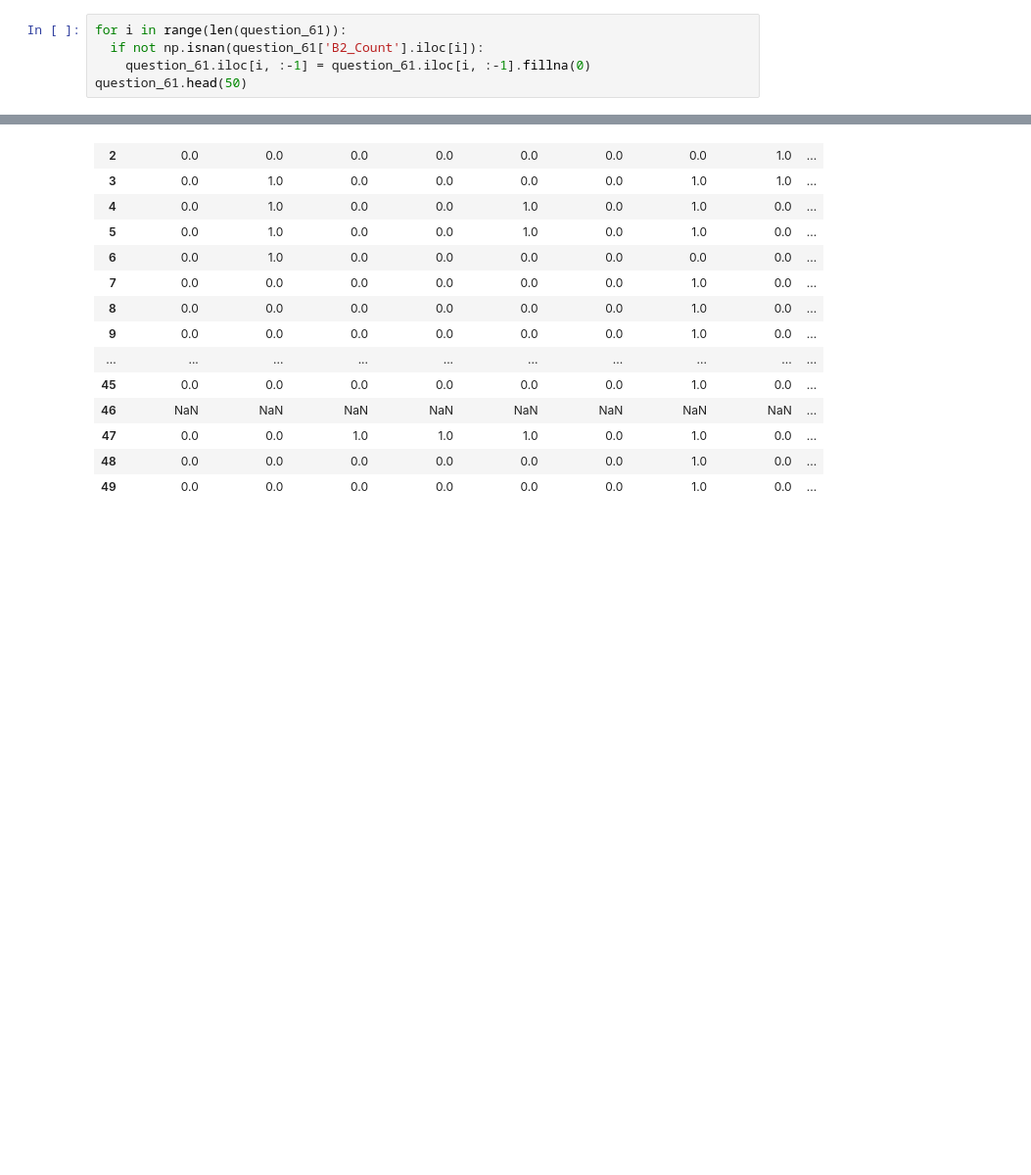
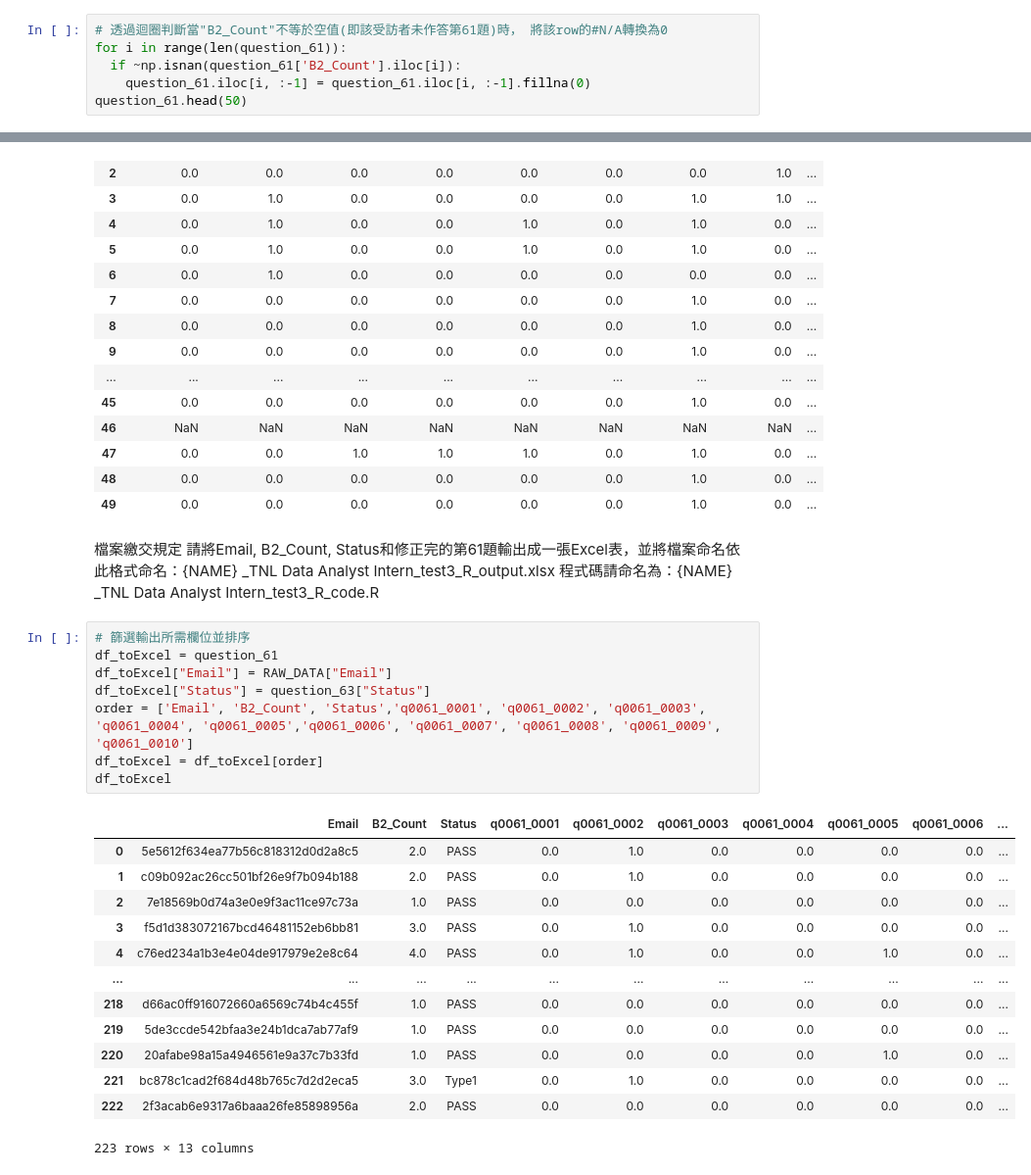
Before and after one commit to hsieh2000/HW, a Jupyter notebook: 謝天青_TNL_Data_Analyst_Intern_test3_R_Data.ipynb, the cells around one changed output, grey strips where cells are left out. Shown at 98% size. Cells and saved outputs as stored; diff of their text form; blank space fills up the shorter version.

```diff
--- a/謝天青_TNL_Data_Analyst_Intern_test3_R_Data.ipynb
+++ b/謝天青_TNL_Data_Analyst_Intern_test3_R_Data.ipynb
@@ -147,6 +200,7 @@ question_63
 # %%
+# 透過迴圈判斷當"B2_Count"不等於空值(即該受訪者未作答第61題)時， 將該row的#N/A轉換為0
 for i in range(len(question_61)):
-  if not np.isnan(question_61['B2_Count'].iloc[i]):
+  if ~np.isnan(question_61['B2_Count'].iloc[i]):
     question_61.iloc[i, :-1] = question_61.iloc[i, :-1].fillna(0)
 question_61.head(50)
 # %% [output]
@@ -167,3 +221,29 @@ question_61.head(50)
 | 47 | 0.0 | 0.0 | 1.0 | 1.0 | 1.0 | 0.0 | 1.0 | 0.0 | ... |
 | 48 | 0.0 | 0.0 | 0.0 | 0.0 | 0.0 | 0.0 | 1.0 | 0.0 | ... |
 | 49 | 0.0 | 0.0 | 0.0 | 0.0 | 0.0 | 0.0 | 1.0 | 0.0 | ... |
+# %% [markdown]
+檔案繳交規定
+請將Email, B2_Count, Status和修正完的第61題輸出成一張Excel表，並將檔案命名依此格式命名：{NAME} _TNL Data Analyst Intern_test3_R_output.xlsx
+程式碼請命名為：{NAME} _TNL Data Analyst Intern_test3_R_code.R
+# %%
+# 篩選輸出所需欄位並排序
+df_toExcel = question_61
+df_toExcel["Email"] = RAW_DATA["Email"]
+df_toExcel["Status"] = question_63["Status"]
+order = ['Email', 'B2_Count', 'Status','q0061_0001', 'q0061_0002', 'q0061_0003', 'q0061_0004', 'q0061_0005','q0061_0006', 'q0061_0007', 'q0061_0008', 'q0061_0009', 'q0061_0010']
+df_toExcel = df_toExcel[order]
+df_toExcel
+# %% [output]
+|  | Email | B2_Count | Status | q0061_0001 | q0061_0002 | q0061_0003 | q0061_0004 | q0061_0005 | q0061_0006 | ... |
+| 0 | 5e5612f634ea77b56c818312d0d2a8c5 | 2.0 | PASS | 0.0 | 1.0 | 0.0 | 0.0 | 0.0 | 0.0 | ... |
+| 1 | c09b092ac26cc501bf26e9f7b094b188 | 2.0 | PASS | 0.0 | 1.0 | 0.0 | 0.0 | 0.0 | 0.0 | ... |
+| 2 | 7e18569b0d74a3e0e9f3ac11ce97c73a | 1.0 | PASS | 0.0 | 0.0 | 0.0 | 0.0 | 0.0 | 0.0 | ... |
+| 3 | f5d1d383072167bcd46481152eb6bb81 | 3.0 | PASS | 0.0 | 1.0 | 0.0 | 0.0 | 0.0 | 0.0 | ... |
+| 4 | c76ed234a1b3e4e04de917979e2e8c64 | 4.0 | PASS | 0.0 | 1.0 | 0.0 | 0.0 | 1.0 | 0.0 | ... |
+| ... | ... | ... | ... | ... | ... | ... | ... | ... | ... | ... |
+| 218 | d66ac0ff916072660a6569c74b4c455f | 1.0 | PASS | 0.0 | 0.0 | 0.0 | 0.0 | 0.0 | 0.0 | ... |
+| 219 | 5de3ccde542bfaa3e24b1dca7ab77af9 | 1.0 | PASS | 0.0 | 0.0 | 0.0 | 0.0 | 0.0 | 0.0 | ... |
+| 220 | 20afabe98a15a4946561e9a37c7b33fd | 1.0 | PASS | 0.0 | 0.0 | 0.0 | 0.0 | 1.0 | 0.0 | ... |
+| 221 | bc878c1cad2f684d48b765c7d2d2eca5 | 3.0 | Type1 | 0.0 | 1.0 | 0.0 | 0.0 | 0.0 | 0.0 | ... |
+| 222 | 2f3acab6e9317a6baaa26fe85898956a | 2.0 | PASS | 0.0 | 0.0 | 0.0 | 0.0 | 0.0 | 0.0 | ... |
+223 rows × 13 columns
```
Also changed, not shown: parts of 13 cells of this notebook.
